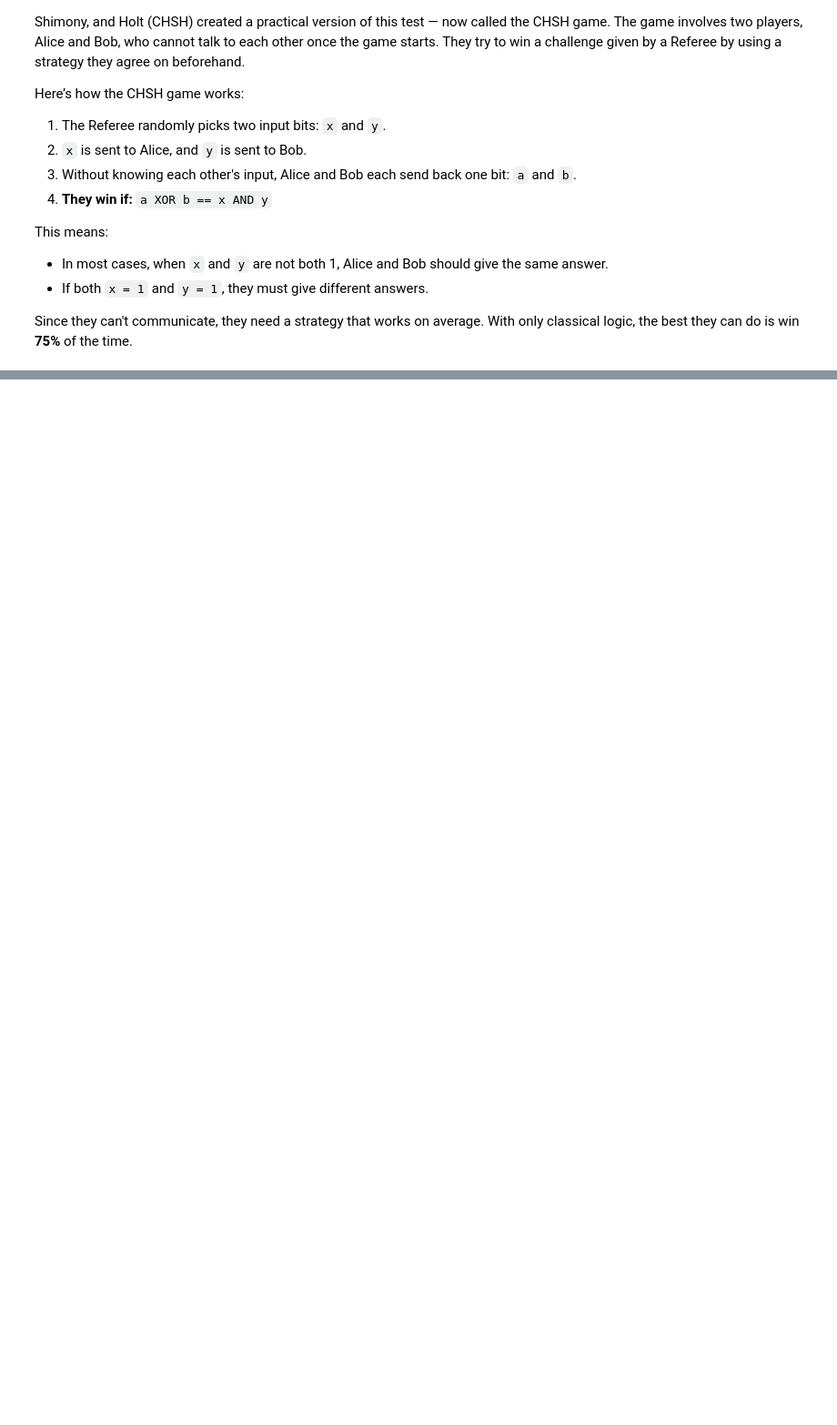
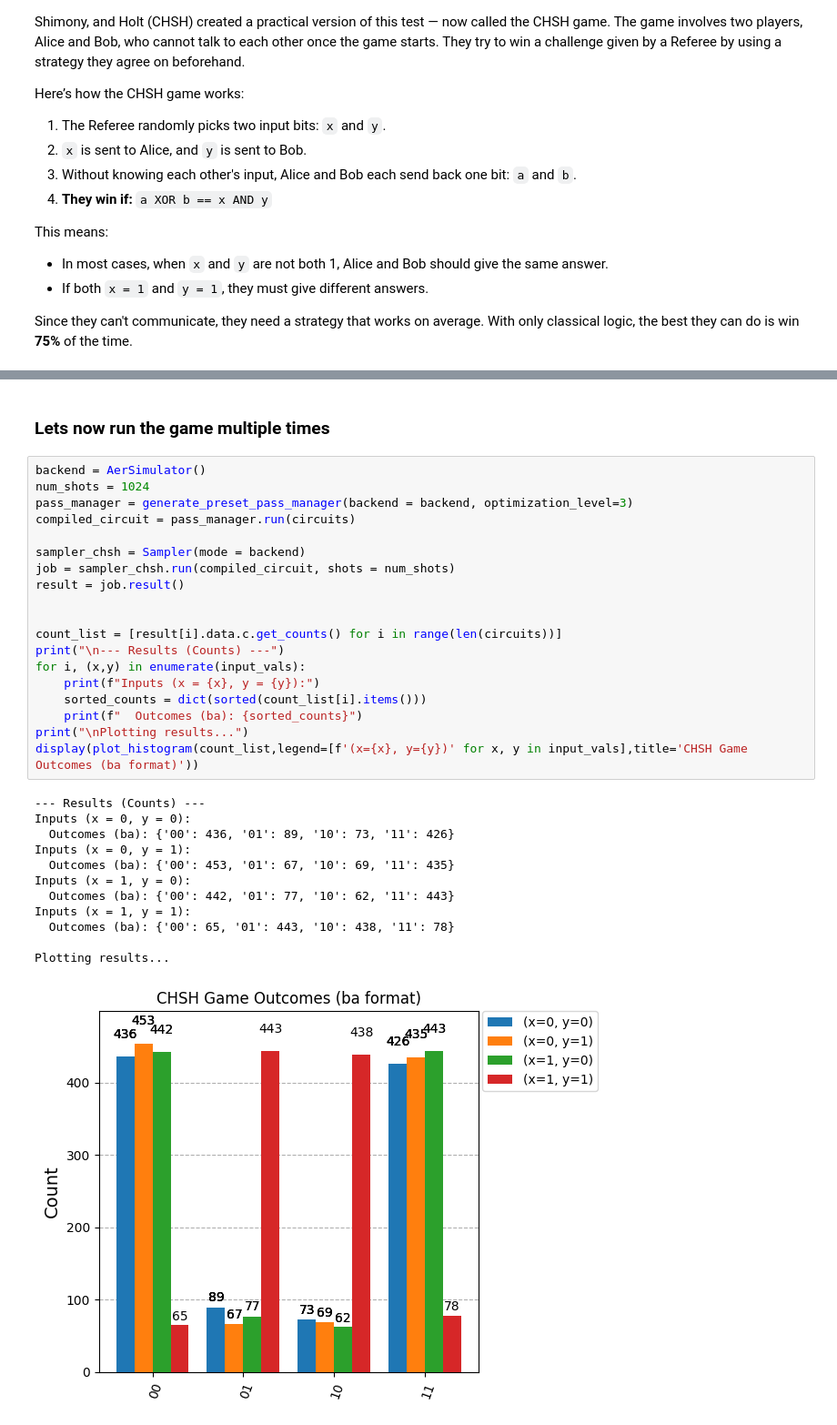
Before and after one commit to ali-tayyab/Recreating-the-Famous-Quantum-Experiments-with-Qiskit, a Jupyter notebook: entanglement.ipynb, the cells around one changed output, grey strips where cells are left out. Shown at 91% size. Saved outputs shown, nothing was run; the diff lists cells and outputs as text; blank space fills up the shorter version.

```diff
--- a/entanglement.ipynb
+++ b/entanglement.ipynb
@@ -51,0 +101,34 @@ import io
+# %% [markdown]
+### **Lets now run the game multiple times**
+# %%
+backend = AerSimulator()
+num_shots = 1024
+pass_manager = generate_preset_pass_manager(backend = backend, optimization_level=3)
+compiled_circuit = pass_manager.run(circuits)
+
+sampler_chsh = Sampler(mode = backend)
+job = sampler_chsh.run(compiled_circuit, shots = num_shots)
+result = job.result()
+
+
+count_list = [result[i].data.c.get_counts() for i in range(len(circuits))]
+print("\n--- Results (Counts) ---")
+for i, (x,y) in enumerate(input_vals):
+    print(f"Inputs (x = {x}, y = {y}):")
+    sorted_counts = dict(sorted(count_list[i].items()))
+    print(f"  Outcomes (ba): {sorted_counts}")
+print("\nPlotting results...")
+display(plot_histogram(count_list,legend=[f'(x={x}, y={y})' for x, y in input_vals],title='CHSH Game Outcomes (ba format)'))
+# %% [output]
+--- Results (Counts) ---
+Inputs (x = 0, y = 0):
+  Outcomes (ba): {'00': 436, '01': 89, '10': 73, '11': 426}
+Inputs (x = 0, y = 1):
+  Outcomes (ba): {'00': 453, '01': 67, '10': 69, '11': 435}
+Inputs (x = 1, y = 0):
+  Outcomes (ba): {'00': 442, '01': 77, '10': 62, '11': 443}
+Inputs (x = 1, y = 1):
+  Outcomes (ba): {'00': 65, '01': 443, '10': 438, '11': 78}
+
+Plotting results...
+[figure, added]
```
Also changed, not shown: parts of 10 cells of this notebook, 4 other files.
